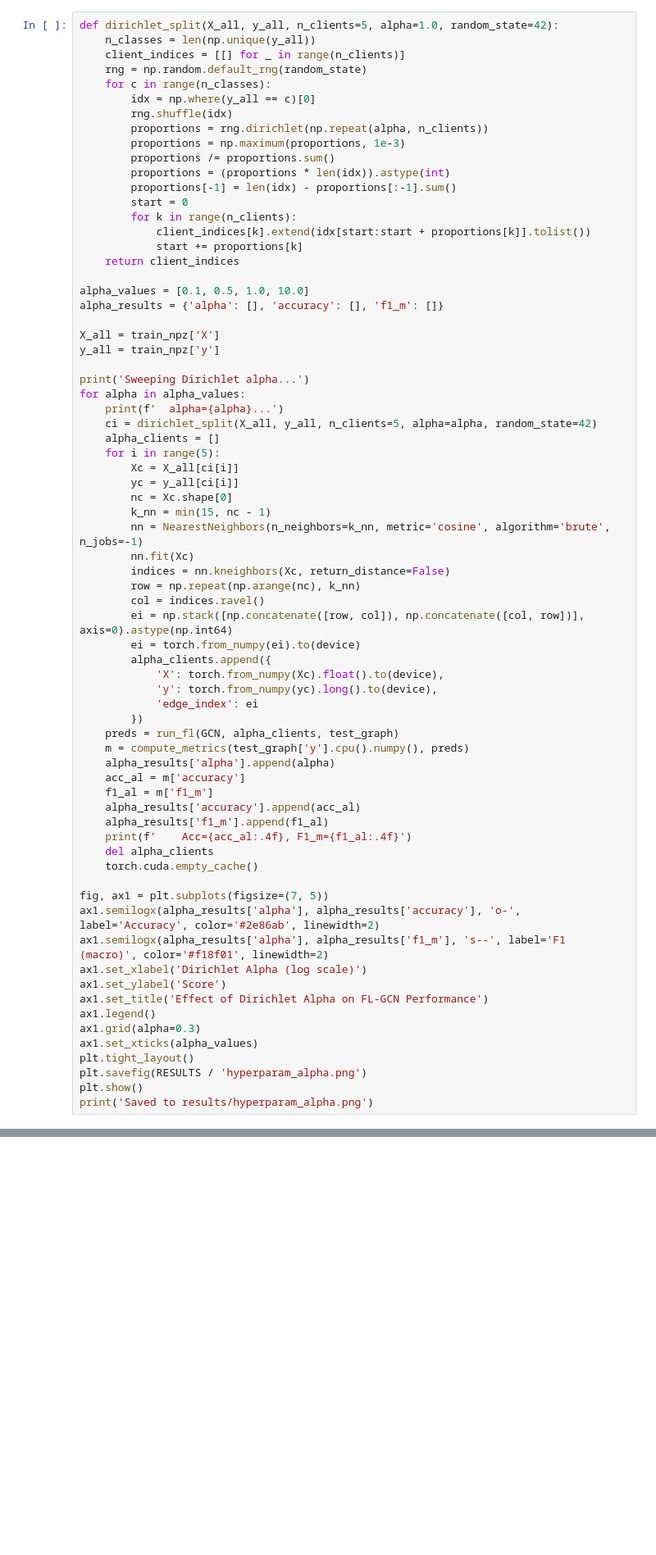
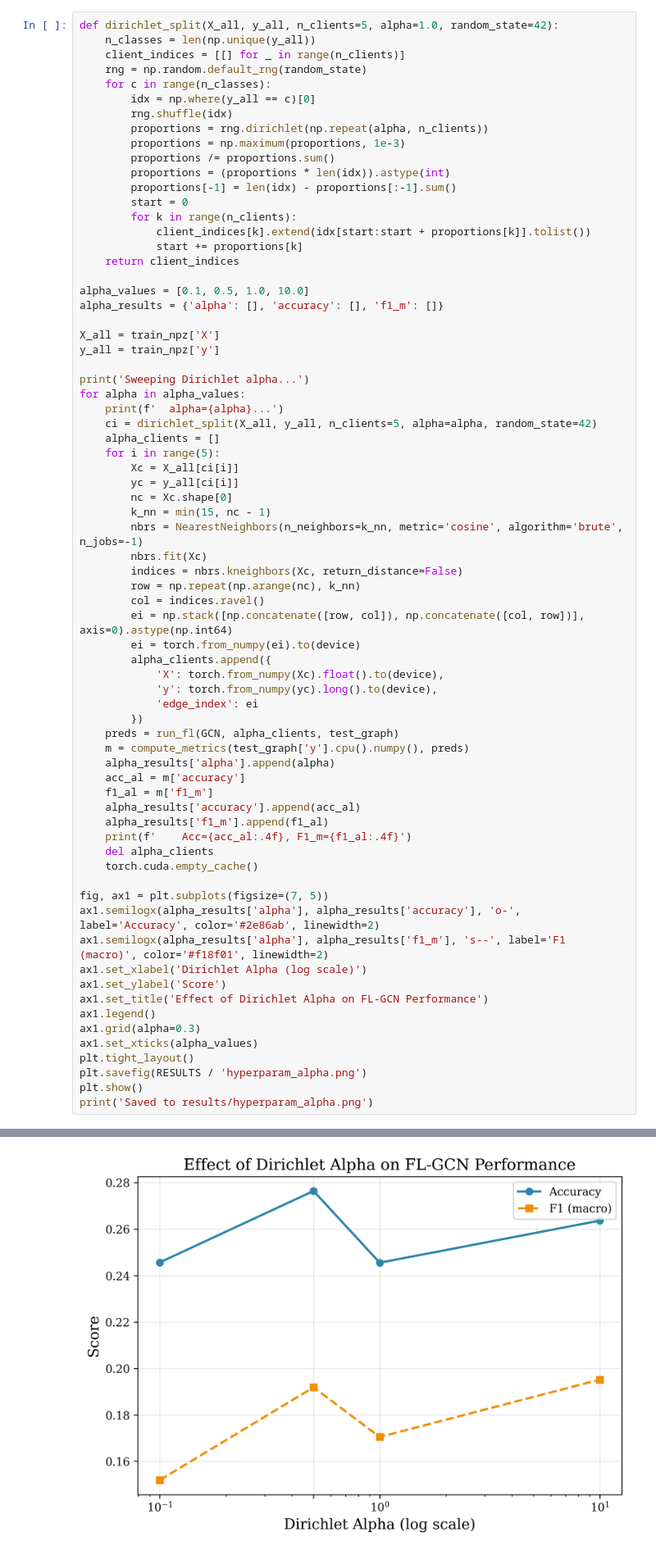
Before and after one commit to willtanoe/fl-gnn-ids-ciciot2023, a Jupyter notebook: notebooks/05_comprehensive_analysis.ipynb, the cells around one changed output, grey strips where cells are left out. Shown at 82% size. Drawn from its saved outputs; the diff is of its cells as text; blank space fills up the shorter version.

```diff
--- a/notebooks/05_comprehensive_analysis.ipynb
+++ b/notebooks/05_comprehensive_analysis.ipynb
@@ -602,9 +726,9 @@ for alpha in alpha_values:
         yc = y_all[ci[i]]
         nc = Xc.shape[0]
         k_nn = min(15, nc - 1)
-        nn = NearestNeighbors(n_neighbors=k_nn, metric='cosine', algorithm='brute', n_jobs=-1)
-        nn.fit(Xc)
-        indices = nn.kneighbors(Xc, return_distance=False)
+        nbrs = NearestNeighbors(n_neighbors=k_nn, metric='cosine', algorithm='brute', n_jobs=-1)
+        nbrs.fit(Xc)
+        indices = nbrs.kneighbors(Xc, return_distance=False)
         row = np.repeat(np.arange(nc), k_nn)
         col = indices.ravel()
         ei = np.stack([np.concatenate([row, col]), np.concatenate([col, row])], axis=0).astype(np.int64)
@@ -638,3 +762,4 @@ plt.tight_layout()
 plt.savefig(RESULTS / 'hyperparam_alpha.png')
 plt.show()
 print('Saved to results/hyperparam_alpha.png')
+# %% [output]
@@ -640,0 +775 @@ print('Saved to results/hyperparam_alpha.png')
+[figure, added]
```
Also changed, not shown: parts of 16 cells of this notebook, 14 other files.
